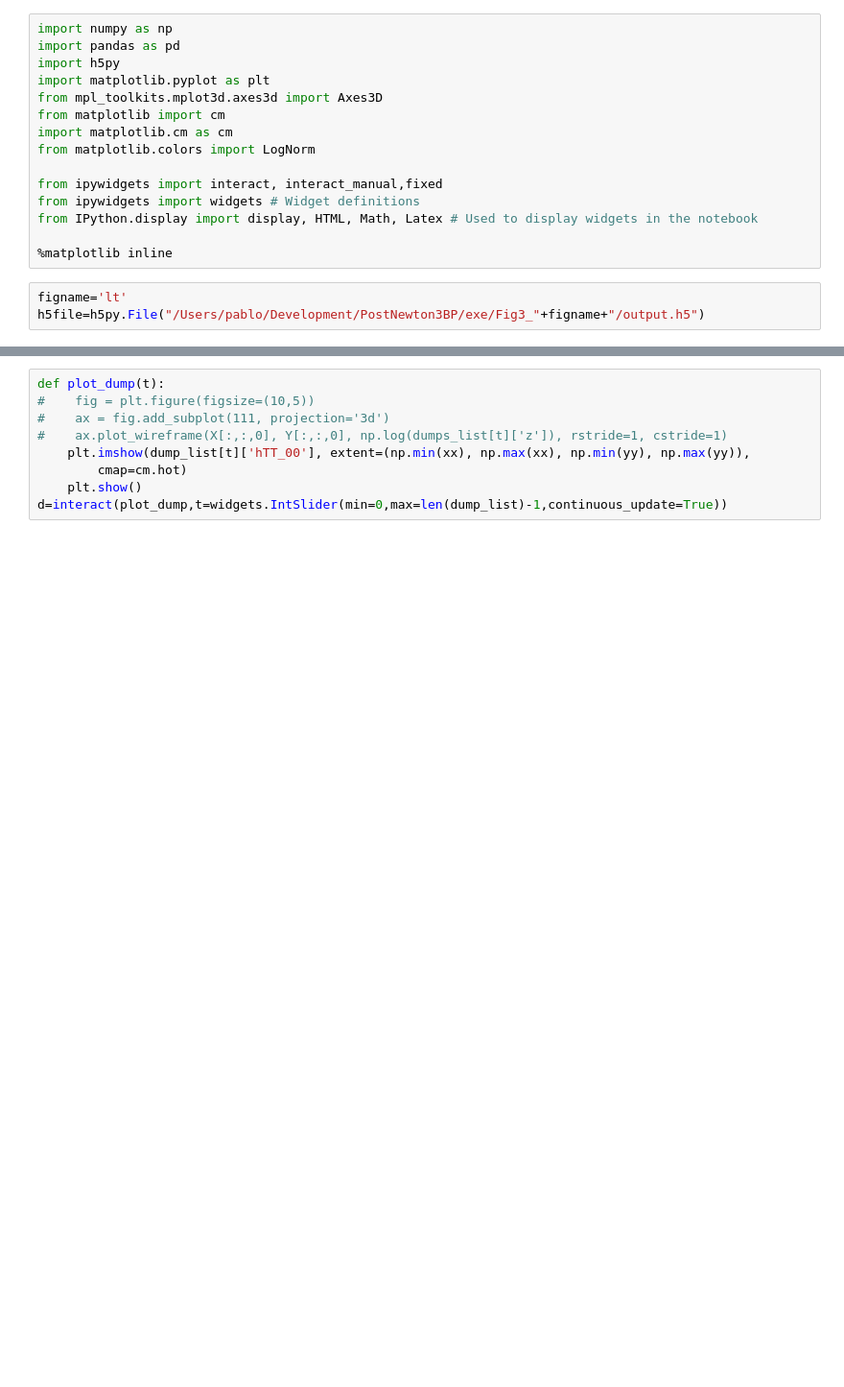
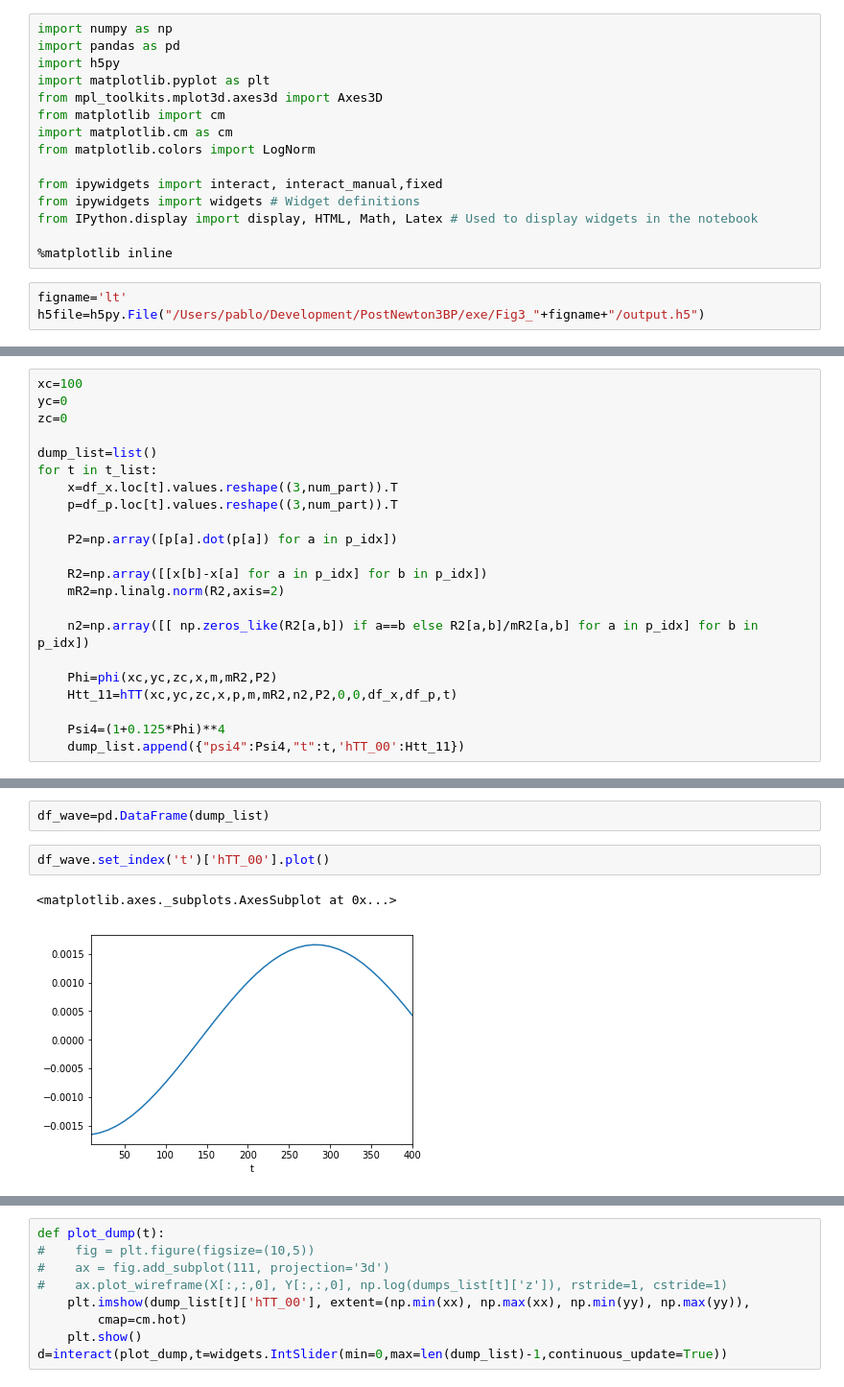
Before and after one commit to pablogalaviz/PostNewton3BP, a Jupyter notebook: utils/Analysis.ipynb, the cells around one changed output, grey strips where cells are left out. Shown: that part at 96% size. Saved outputs shown, nothing was run; the diff lists cells and outputs as text; blank space fills up the shorter version.

```diff
--- a/utils/Analysis.ipynb
+++ b/utils/Analysis.ipynb
@@ -120,0 +129,22 @@ for t in t_list:
+# %%
+xc=100
+yc=0
+zc=0
+
+dump_list=list()
+for t in t_list:
+    x=df_x.loc[t].values.reshape((3,num_part)).T
+    p=df_p.loc[t].values.reshape((3,num_part)).T
+
+    P2=np.array([p[a].dot(p[a]) for a in p_idx])
+
+    R2=np.array([[x[b]-x[a] for a in p_idx] for b in p_idx])
+    mR2=np.linalg.norm(R2,axis=2)
+
+    n2=np.array([[ np.zeros_like(R2[a,b]) if a==b else R2[a,b]/mR2[a,b] for a in p_idx] for b in p_idx])
+
+    Phi=phi(xc,yc,zc,x,m,mR2,P2)
+    Htt_11=hTT(xc,yc,zc,x,p,m,mR2,n2,P2,0,0,df_x,df_p,t)
+
+    Psi4=(1+0.125*Phi)**4
+    dump_list.append({"psi4":Psi4,"t":t,'hTT_00':Htt_11})
@@ -120,0 +169,7 @@ for t in t_list:
+# %%
+df_wave=pd.DataFrame(dump_list)
+# %%
+df_wave.set_index('t')['hTT_00'].plot()
+# %% [output]
+<matplotlib.axes._subplots.AxesSubplot at 0x...>
+[figure, added]
```
Also changed, not shown: parts of 11 cells of this notebook, 2 other files.
